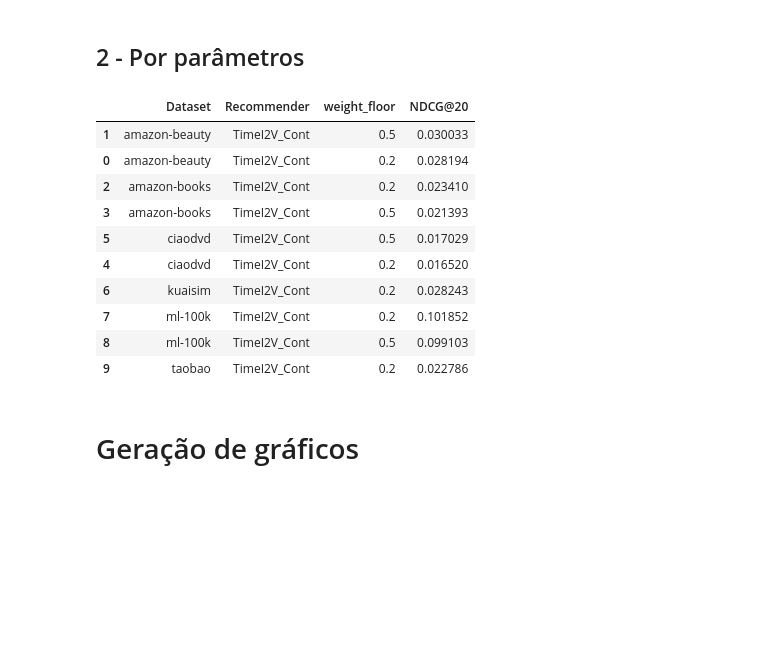
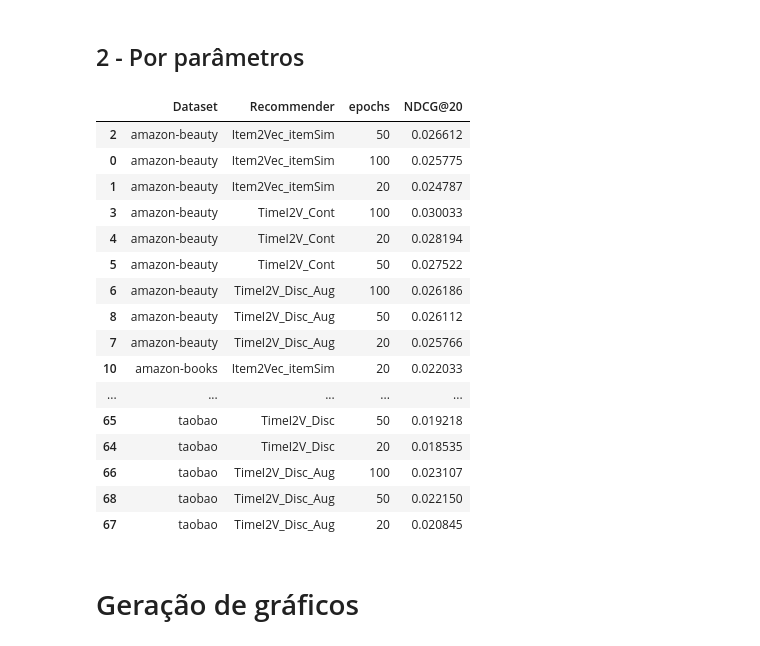
Before and after one commit to UFSCar-LaSID/tai2vec, a Jupyter notebook: Graficos_Bracis.ipynb, the cells around one changed output. Cells and saved outputs as stored; diff of their text form; code cells hidden in the pictures; blank space fills up the shorter version.

```diff
--- a/Graficos_Bracis.ipynb
+++ b/Graficos_Bracis.ipynb
@@ -95,43 +95,49 @@ display(saida)
 # %%
 pd.set_option('display.max_rows', 300)
 
 def metrics_per_parameter(df, df_name, parameters):
 
     def extract_parameter_value(param_str, target_param):
         params = dict(item.split('=') for item in param_str.split('@'))
         return params.get(target_param, None)
 
     if df_name != 'all':
         df = df[df['Dataset'] == df_name].copy()
 
     df = df[df['Recommender'] != 'ALS']
     df = df[df['Recommender'] != 'BPR']
 
     for parameter_name in parameters:
         df[parameter_name] = df['Parameters'].apply(lambda x: extract_parameter_value(x, parameter_name))
 
     best_values = (
         df.groupby(['Dataset', 'Recommender'] + parameters)['NDCG@20']
         .max()
         .reset_index()
         .sort_values(by=['Dataset', 'Recommender', 'NDCG@20'], ascending=[True, True, False])
     )
 
     return best_values
 
-metrics_per_parameter(metrics_df, 'all', ['subsample'])
+metrics_per_parameter(metrics_df, 'all', ['epochs'])
 # %% [output]
-|  | Dataset | Recommender | weight_floor | NDCG@20 |
-| 1 | amazon-beauty | TimeI2V_Cont | 0.5 | 0.030033 |
-| 0 | amazon-beauty | TimeI2V_Cont | 0.2 | 0.028194 |
-| 2 | amazon-books | TimeI2V_Cont | 0.2 | 0.023410 |
-| 3 | amazon-books | TimeI2V_Cont | 0.5 | 0.021393 |
-| 5 | ciaodvd | TimeI2V_Cont | 0.5 | 0.017029 |
-| 4 | ciaodvd | TimeI2V_Cont | 0.2 | 0.016520 |
-| 6 | kuaisim | TimeI2V_Cont | 0.2 | 0.028243 |
-| 7 | ml-100k | TimeI2V_Cont | 0.2 | 0.101852 |
-| 8 | ml-100k | TimeI2V_Cont | 0.5 | 0.099103 |
-| 9 | taobao | TimeI2V_Cont | 0.2 | 0.022786 |
+|  | Dataset | Recommender | epochs | NDCG@20 |
+| 2 | amazon-beauty | Item2Vec_itemSim | 50 | 0.026612 |
+| 0 | amazon-beauty | Item2Vec_itemSim | 100 | 0.025775 |
+| 1 | amazon-beauty | Item2Vec_itemSim | 20 | 0.024787 |
+| 3 | amazon-beauty | TimeI2V_Cont | 100 | 0.030033 |
+| 4 | amazon-beauty | TimeI2V_Cont | 20 | 0.028194 |
+| 5 | amazon-beauty | TimeI2V_Cont | 50 | 0.027522 |
+| 6 | amazon-beauty | TimeI2V_Disc_Aug | 100 | 0.026186 |
+| 8 | amazon-beauty | TimeI2V_Disc_Aug | 50 | 0.026112 |
+| 7 | amazon-beauty | TimeI2V_Disc_Aug | 20 | 0.025766 |
+| 10 | amazon-books | Item2Vec_itemSim | 20 | 0.022033 |
+| ... | ... | ... | ... | ... |
+| 65 | taobao | TimeI2V_Disc | 50 | 0.019218 |
+| 64 | taobao | TimeI2V_Disc | 20 | 0.018535 |
+| 66 | taobao | TimeI2V_Disc_Aug | 100 | 0.023107 |
+| 68 | taobao | TimeI2V_Disc_Aug | 50 | 0.022150 |
+| 67 | taobao | TimeI2V_Disc_Aug | 20 | 0.020845 |
 # %% [markdown]
 # Geração de gráficos
 # %%
```
Also changed, not shown: 7 other files.
